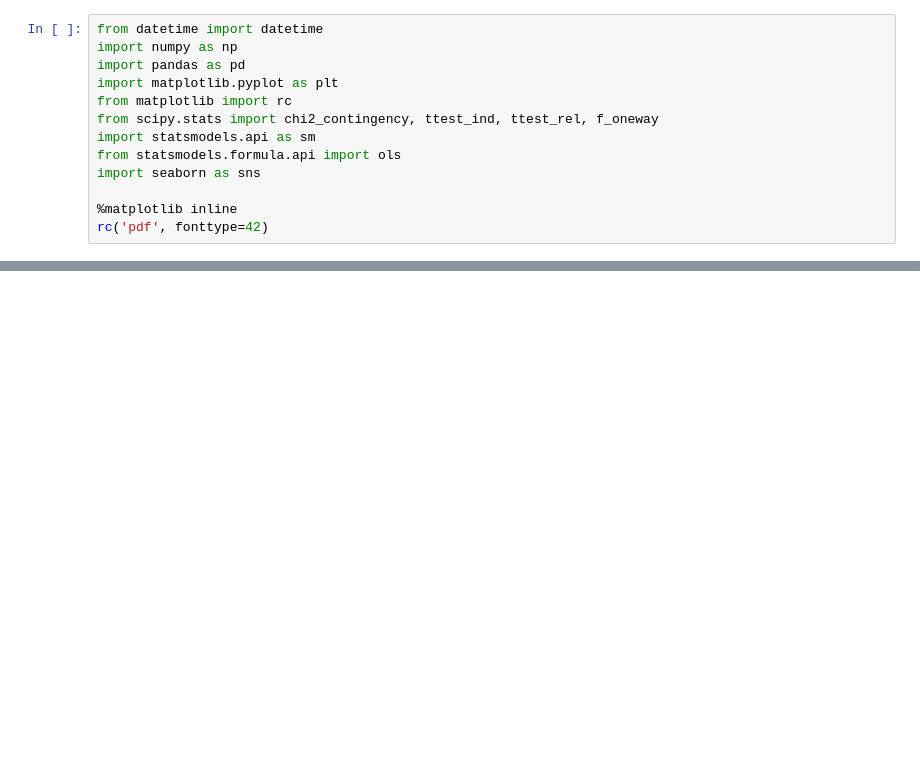
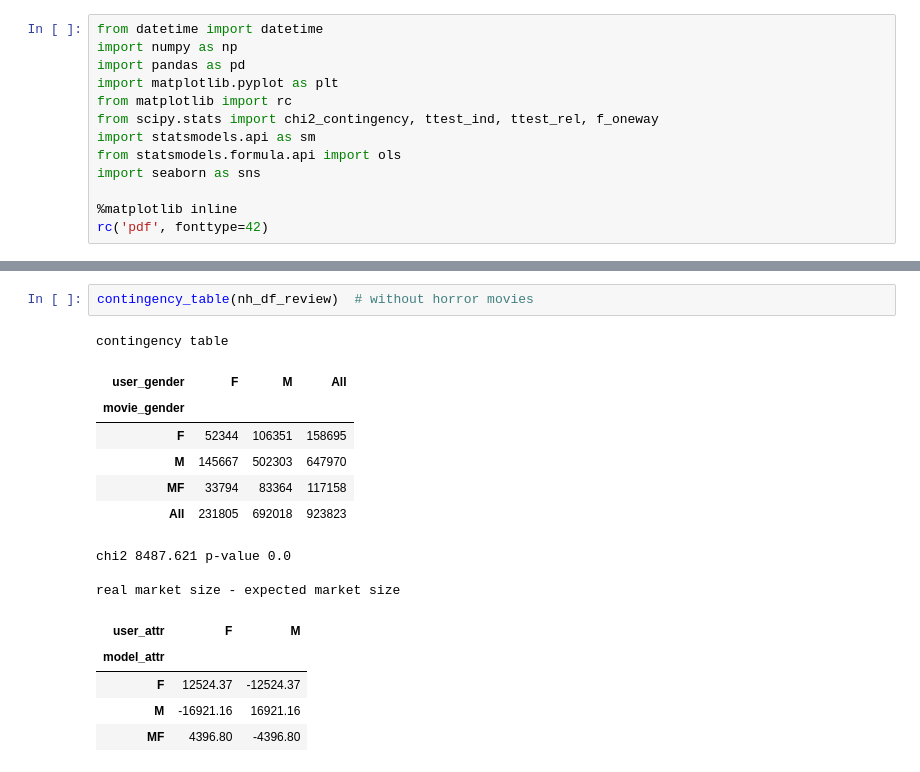
Before and after one commit to kathyxchen/cos534-final-project, a Jupyter notebook: movielens-observational.ipynb, the cells around one changed output, grey strips where cells are left out. Saved outputs shown, nothing was run; the diff lists cells and outputs as text; blank space fills up the shorter version.

```diff
--- a/movielens-observational.ipynb
+++ b/movielens-observational.ipynb
@@ -95,3 +105,21 @@ real market size - expected market size
+# %%
+contingency_table(nh_df_review)  # without horror movies
+# %% [output]
+contingency table
+| user_gender | F | M | All |
+| movie_gender |  |  |  |
+| F | 52344 | 106351 | 158695 |
+| M | 145667 | 502303 | 647970 |
+| MF | 33794 | 83364 | 117158 |
+| All | 231805 | 692018 | 923823 |
+chi2 8487.621 p-value 0.0
+
+real market size - expected market size
+| user_attr | F | M |
+| model_attr |  |  |
+| F | 12524.37 | -12524.37 |
+| M | -16921.16 | 16921.16 |
+| MF | 4396.80 | -4396.80 |
 # %% [markdown]
 User satisfaction as a function of movie genre and user identity, using 2-way analysis of variance (ANOVA). Rating scores = user satisfaction with the movie.
 
```
Also changed, not shown: parts of 13 cells of this notebook, 2 other files.
